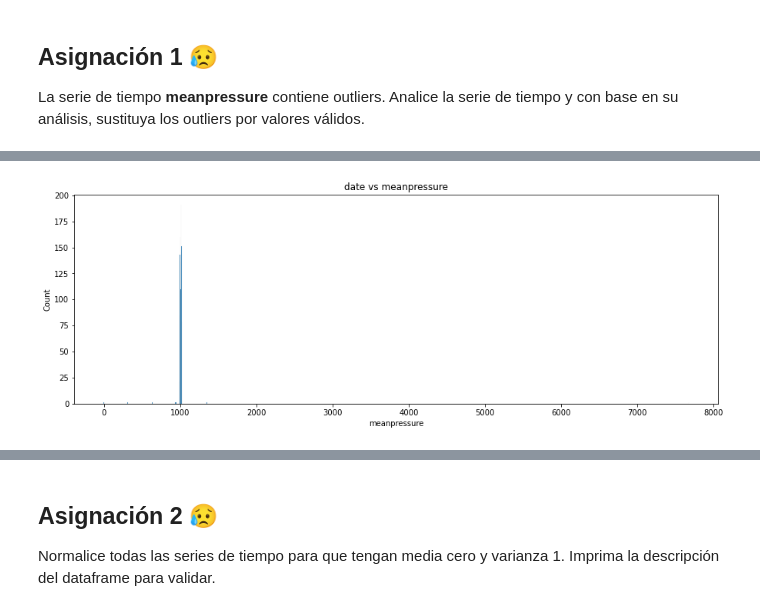
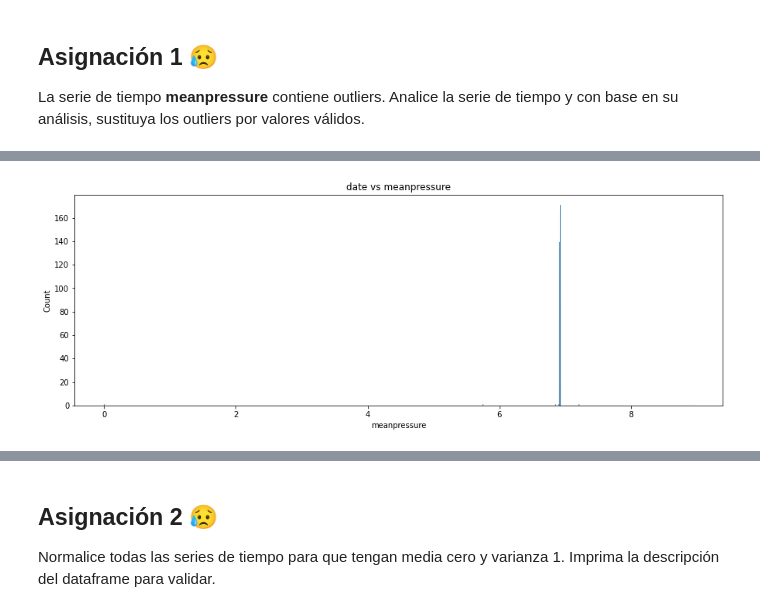
Before and after one commit to breko151/TIMES_SERIES_ANALYSIS, a Jupyter notebook: 3 - Preprocesamiento de Series de Tiempo.ipynb, the cells around one changed output, grey strips where cells are left out. Drawn from its saved outputs; the diff is of its cells as text; code cells hidden in the pictures.

```diff
--- a/3 - Preprocesamiento de Series de Tiempo.ipynb
+++ b/3 - Preprocesamiento de Series de Tiempo.ipynb
@@ -44,8 +106,14 @@ La serie de tiempo __meanpressure__ contiene outliers. Analice la serie de tiemp
+# %%
+# Se realiza una tranformación de los valores 'meanpressure'
+# Sustitución de 0 por valores diferentes de 0, que se aproximen
+df["meanpressure" == 0] = 0.0000000001
+# Le aplicamos la función logaritmo a los valores de la columna 'meanpressure'
+df["meanpressure"] = np.log(np.array(df["meanpressure"]) - df["meanpressure"].min() + 1)
 # %%
-df.meanpressure.unique() != float
+# Observamos la nueva distribución de los datos
 _fig_, _axs_ = plt.subplots(ncols = 1, figsize = (15, 5))
 _fig_.subplots_adjust(hspace = 0.1, wspace = 0.3)
 _axs_.set(title = "date vs meanpressure")
 _ = sns.histplot(x = df["meanpressure"], ax = _axs_)
 # %% [output]
-[figure, old version]
+[figure, new version]
```
Also changed, not shown: parts of 19 cells of this notebook.
